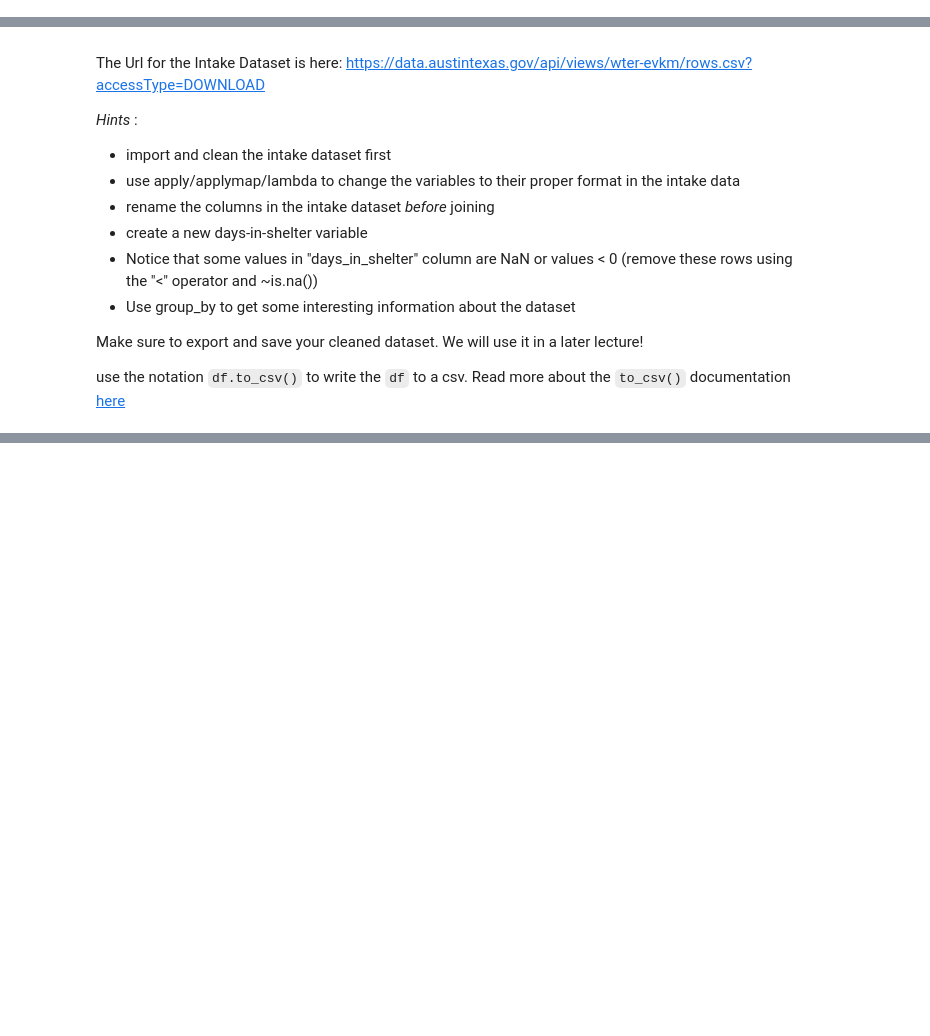
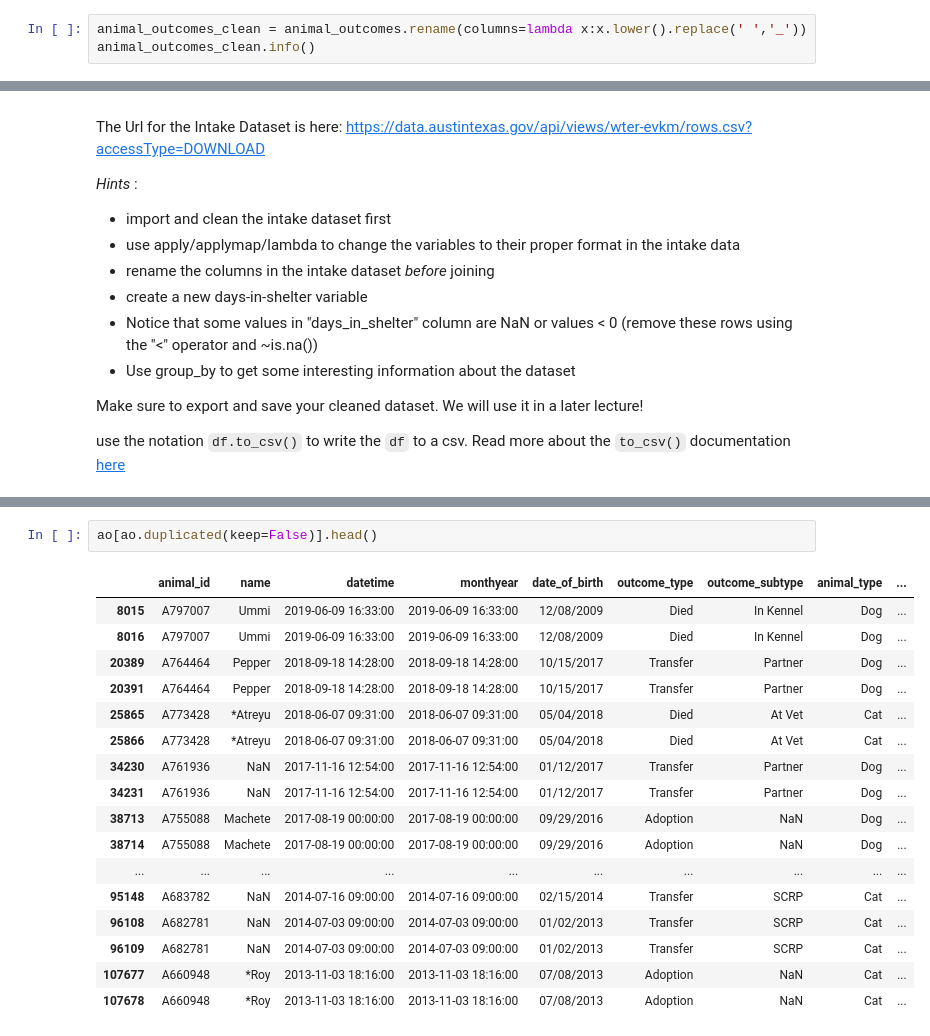
Before and after one commit to climatebrad/dc-ds-100719, a Jupyter notebook: module-1/week-2/day-6-pandas-part-2/manipulating_data_with_pandas-brad.ipynb, the cells around one changed output, grey strips where cells are left out. Saved outputs shown, nothing was run; the diff lists cells and outputs as text; blank space fills up the shorter version.

```diff
--- a/module-1/week-2/day-6-pandas-part-2/manipulating_data_with_pandas-brad.ipynb
+++ b/module-1/week-2/day-6-pandas-part-2/manipulating_data_with_pandas-brad.ipynb
@@ -293,0 +273,3 @@ memory usage: 10.0+ MB
+# %%
+animal_outcomes_clean = animal_outcomes.rename(columns=lambda x:x.lower().replace(' ','_'))
+animal_outcomes_clean.info()
@@ -512,0 +604,20 @@ use the notation `df.to_csv()` to write the `df` to a csv. Read more about the `
+# %%
+ao[ao.duplicated(keep=False)].head()
+# %% [output]
+|  | animal_id | name | datetime | monthyear | date_of_birth | outcome_type | outcome_subtype | animal_type | ... |
+| 8015 | A797007 | Ummi | 2019-06-09 16:33:00 | 2019-06-09 16:33:00 | 12/08/2009 | Died | In Kennel | Dog | ... |
+| 8016 | A797007 | Ummi | 2019-06-09 16:33:00 | 2019-06-09 16:33:00 | 12/08/2009 | Died | In Kennel | Dog | ... |
+| 20389 | A764464 | Pepper | 2018-09-18 14:28:00 | 2018-09-18 14:28:00 | 10/15/2017 | Transfer | Partner | Dog | ... |
+| 20391 | A764464 | Pepper | 2018-09-18 14:28:00 | 2018-09-18 14:28:00 | 10/15/2017 | Transfer | Partner | Dog | ... |
+| 25865 | A773428 | *Atreyu | 2018-06-07 09:31:00 | 2018-06-07 09:31:00 | 05/04/2018 | Died | At Vet | Cat | ... |
+| 25866 | A773428 | *Atreyu | 2018-06-07 09:31:00 | 2018-06-07 09:31:00 | 05/04/2018 | Died | At Vet | Cat | ... |
+| 34230 | A761936 | NaN | 2017-11-16 12:54:00 | 2017-11-16 12:54:00 | 01/12/2017 | Transfer | Partner | Dog | ... |
+| 34231 | A761936 | NaN | 2017-11-16 12:54:00 | 2017-11-16 12:54:00 | 01/12/2017 | Transfer | Partner | Dog | ... |
+| 38713 | A755088 | Machete | 2017-08-19 00:00:00 | 2017-08-19 00:00:00 | 09/29/2016 | Adoption | NaN | Dog | ... |
+| 38714 | A755088 | Machete | 2017-08-19 00:00:00 | 2017-08-19 00:00:00 | 09/29/2016 | Adoption | NaN | Dog | ... |
+| ... | ... | ... | ... | ... | ... | ... | ... | ... | ... |
+| 95148 | A683782 | NaN | 2014-07-16 09:00:00 | 2014-07-16 09:00:00 | 02/15/2014 | Transfer | SCRP | Cat | ... |
+| 96108 | A682781 | NaN | 2014-07-03 09:00:00 | 2014-07-03 09:00:00 | 01/02/2013 | Transfer | SCRP | Cat | ... |
+| 96109 | A682781 | NaN | 2014-07-03 09:00:00 | 2014-07-03 09:00:00 | 01/02/2013 | Transfer | SCRP | Cat | ... |
+| 107677 | A660948 | *Roy | 2013-11-03 18:16:00 | 2013-11-03 18:16:00 | 07/08/2013 | Adoption | NaN | Cat | ... |
+| 107678 | A660948 | *Roy | 2013-11-03 18:16:00 | 2013-11-03 18:16:00 | 07/08/2013 | Adoption | NaN | Cat | ... |
```
Also changed, not shown: parts of 35 cells of this notebook.
